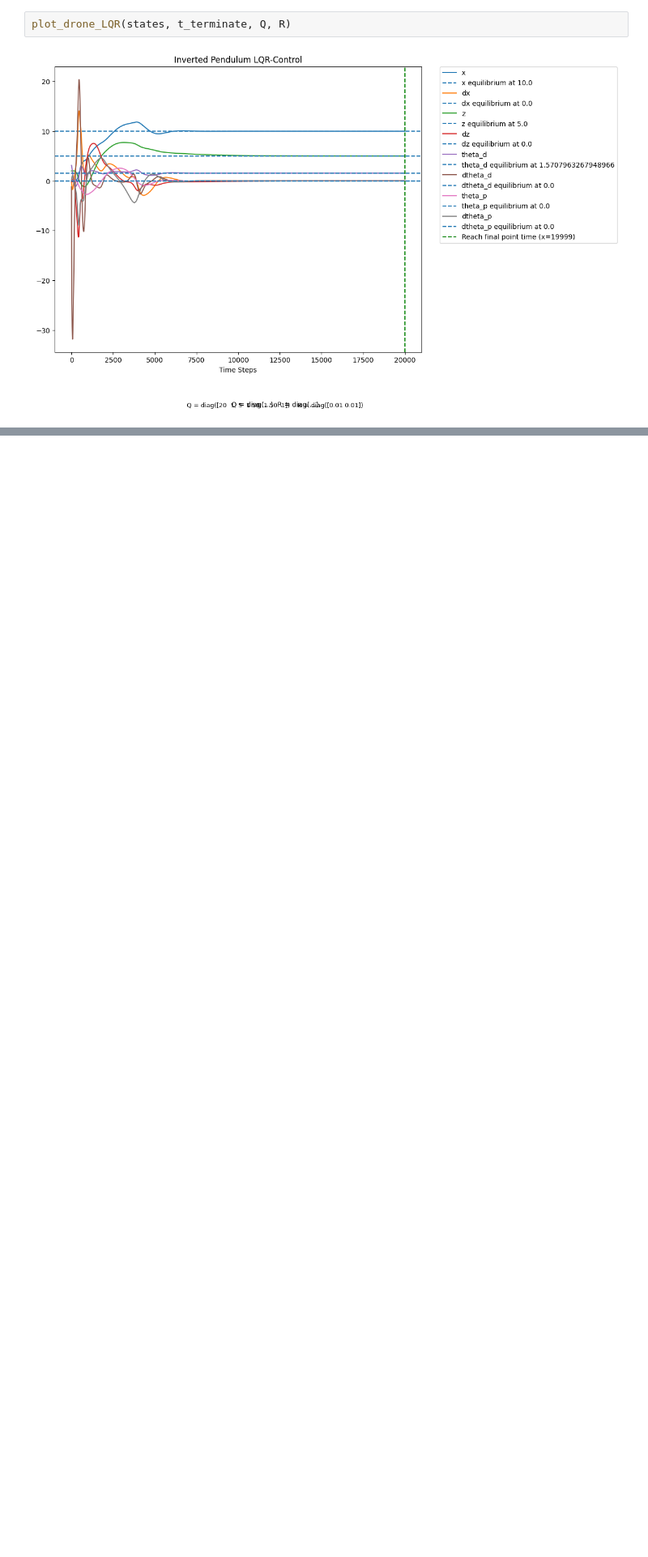
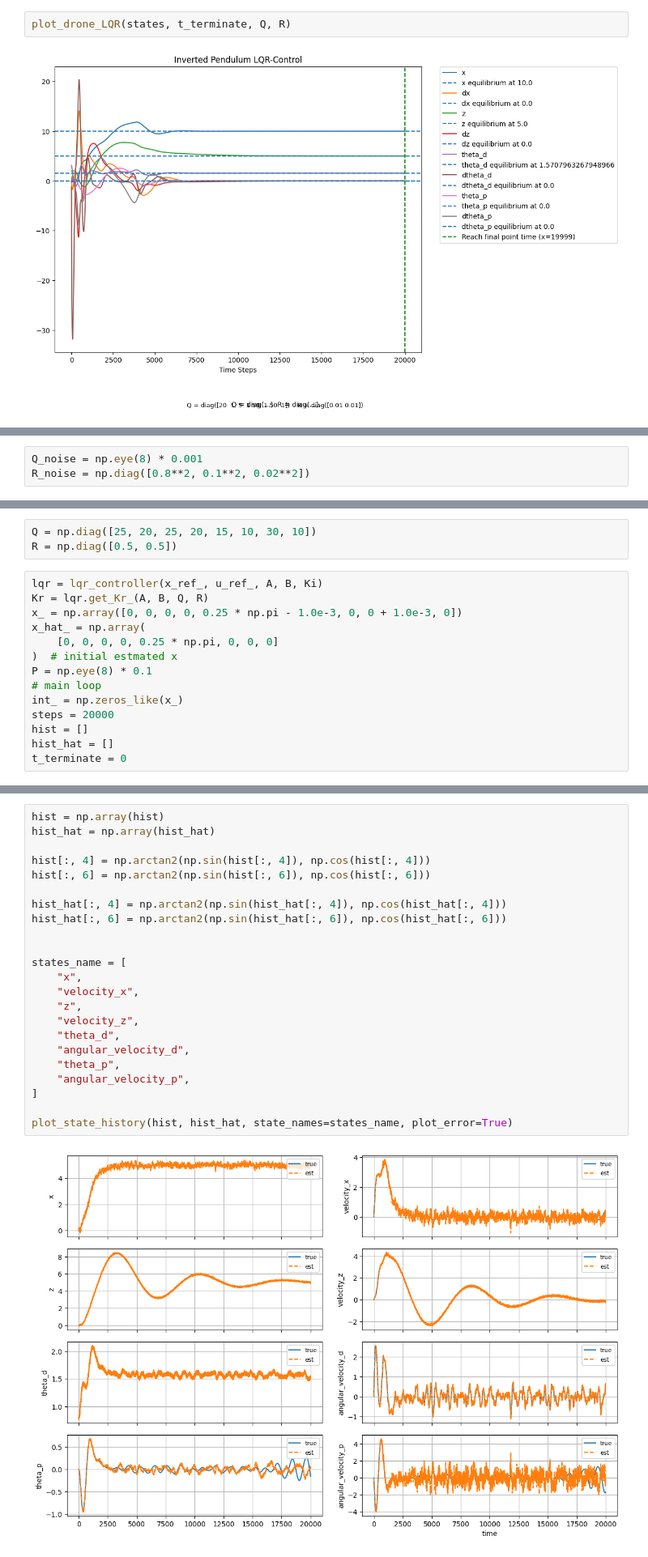
Before and after one commit to porhJ/UAV-Suspended-Load-Control, a Jupyter notebook: perfect_drone_dance.ipynb, the cells around one changed output, grey strips where cells are left out. Shown at 81% size. Cells and saved outputs as stored; diff of their text form; blank space fills up the shorter version.

```diff
--- a/perfect_drone_dance.ipynb
+++ b/perfect_drone_dance.ipynb
@@ -226,0 +646,3 @@ plot_drone_LQR(states, t_terminate, Q, R)
+# %%
+Q_noise = np.eye(8) * 0.001
+R_noise = np.diag([0.8**2, 0.1**2, 0.02**2])
@@ -226,0 +660,17 @@ plot_drone_LQR(states, t_terminate, Q, R)
+# %%
+Q = np.diag([25, 20, 25, 20, 15, 10, 30, 10])
+R = np.diag([0.5, 0.5])
+# %%
+lqr = lqr_controller(x_ref_, u_ref_, A, B, Ki)
+Kr = lqr.get_Kr_(A, B, Q, R)
+x_ = np.array([0, 0, 0, 0, 0.25 * np.pi - 1.0e-3, 0, 0 + 1.0e-3, 0])
+x_hat_ = np.array(
+    [0, 0, 0, 0, 0.25 * np.pi, 0, 0, 0]
+)  # initial estmated x
+P = np.eye(8) * 0.1
+# main loop
+int_ = np.zeros_like(x_)
+steps = 20000
+hist = []
+hist_hat = []
+t_terminate = 0
@@ -226,0 +714,25 @@ plot_drone_LQR(states, t_terminate, Q, R)
+# %%
+hist = np.array(hist)
+hist_hat = np.array(hist_hat)
+
+hist[:, 4] = np.arctan2(np.sin(hist[:, 4]), np.cos(hist[:, 4]))
+hist[:, 6] = np.arctan2(np.sin(hist[:, 6]), np.cos(hist[:, 6]))
+
+hist_hat[:, 4] = np.arctan2(np.sin(hist_hat[:, 4]), np.cos(hist_hat[:, 4]))
+hist_hat[:, 6] = np.arctan2(np.sin(hist_hat[:, 6]), np.cos(hist_hat[:, 6]))
+
+
+states_name = [
+    "x",
+    "velocity_x",
+    "z",
+    "velocity_z",
+    "theta_d",
+    "angular_velocity_d",
+    "theta_p",
+    "angular_velocity_p",
+]
+
+plot_state_history(hist, hist_hat, state_names=states_name, plot_error=True)
+# %% [output]
+[figure, added]
```
Also changed, not shown: parts of 36 cells of this notebook.
